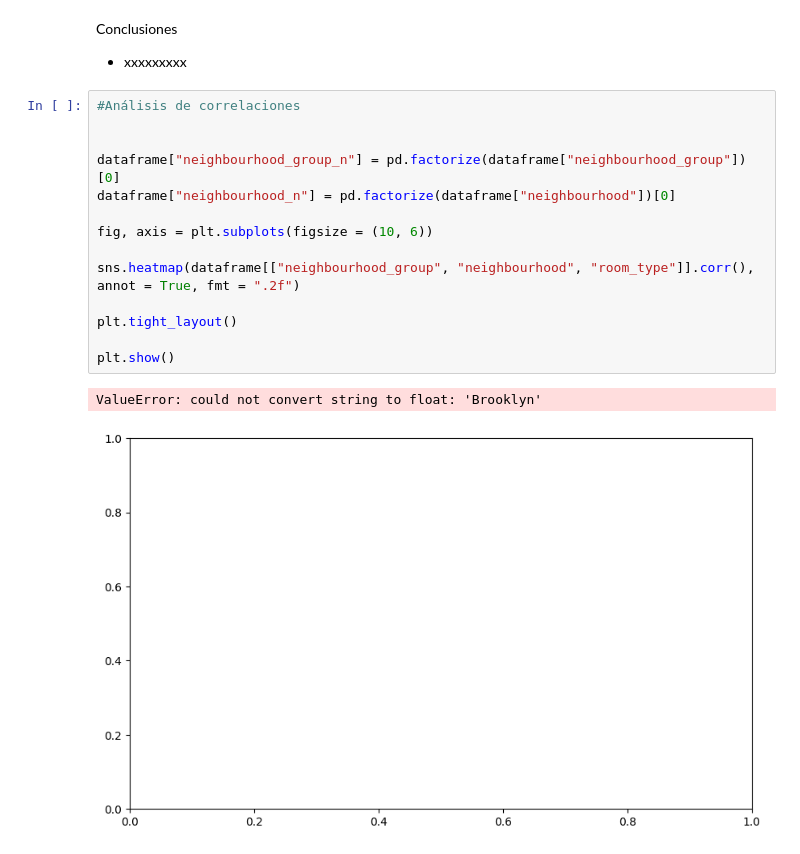
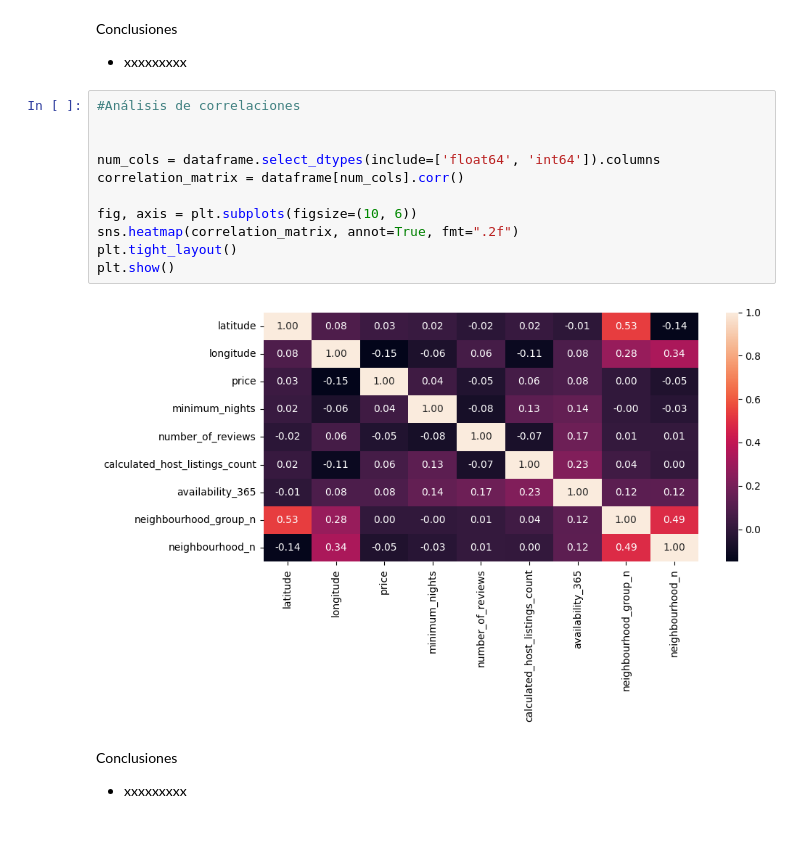
Before and after one commit to jaimed411/013-PROYECTO1-machine-learning-airbnb, a Jupyter notebook: src/explore.ipynb, the cells around one changed output. Cells and saved outputs as stored; diff of their text form.

```diff
--- a/src/explore.ipynb
+++ b/src/explore.ipynb
@@ -237,18 +246,18 @@ Conclusiones
 # %%
 #Análisis de correlaciones
 
 
-dataframe["neighbourhood_group_n"] = pd.factorize(dataframe["neighbourhood_group"])[0]
-dataframe["neighbourhood_n"] = pd.factorize(dataframe["neighbourhood"])[0]
+num_cols = dataframe.select_dtypes(include=['float64', 'int64']).columns
+correlation_matrix = dataframe[num_cols].corr()
 
-fig, axis = plt.subplots(figsize = (10, 6))
-
-sns.heatmap(dataframe[["neighbourhood_group", "neighbourhood", "room_type"]].corr(), annot = True, fmt = ".2f")
-
+fig, axis = plt.subplots(figsize=(10, 6))
+sns.heatmap(correlation_matrix, annot=True, fmt=".2f")
 plt.tight_layout()
-
 plt.show()
 # %% [output]
-ValueError: could not convert string to float: 'Brooklyn'
-[figure, old version]
+[figure, new version]
+# %% [markdown]
+Conclusiones
+
+- xxxxxxxxx
 # %%
```
Also changed, not shown: parts of 10 cells of this notebook, 1 other file.
